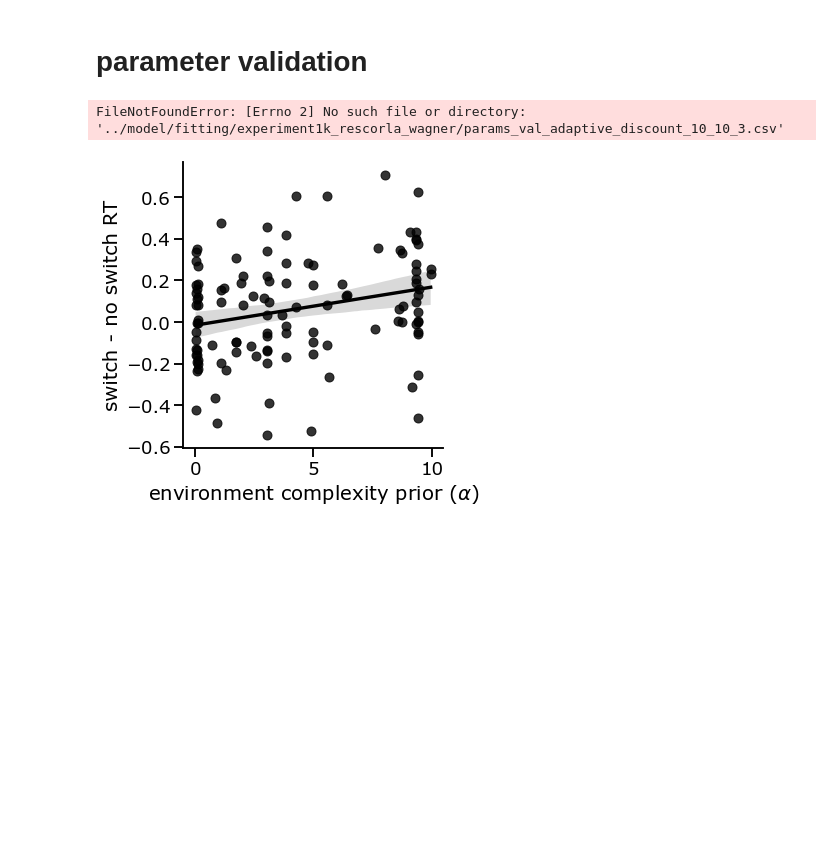
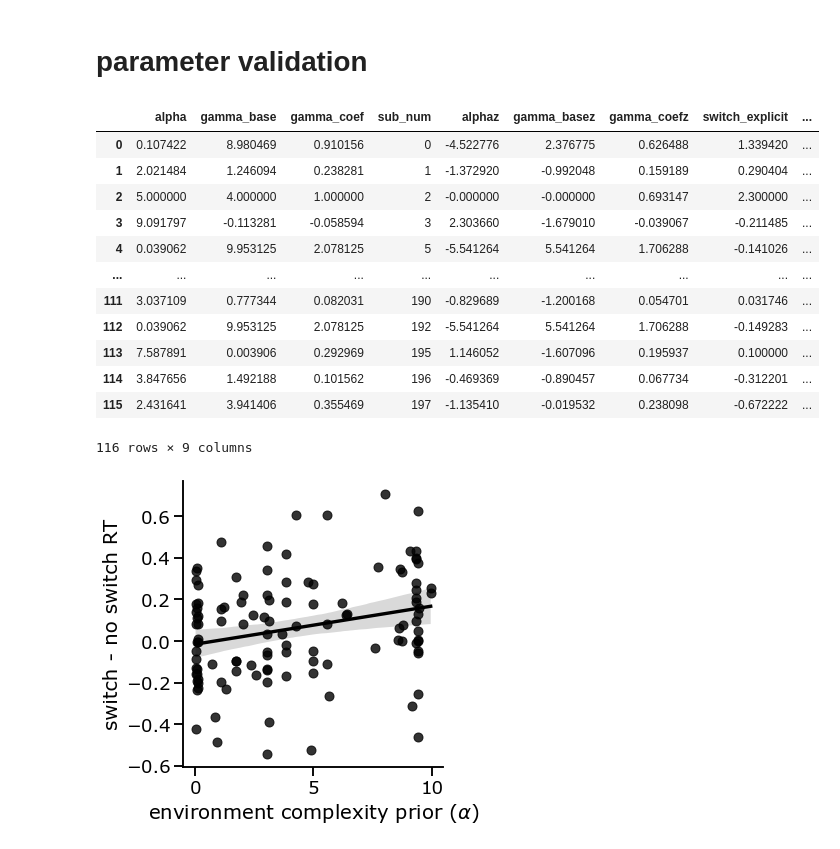
Before and after one commit to noraharhen/Harhen-Bornstein-2023-Overharvesting-as-Rational-Learning, a Jupyter notebook: experiment/data_analysis/analyze_data.ipynb, the cells around one changed output. Drawn from its saved outputs; the diff is of its cells as text; code cells hidden in the pictures; blank space fills up the shorter version.

```diff
--- a/experiment/data_analysis/analyze_data.ipynb
+++ b/experiment/data_analysis/analyze_data.ipynb
@@ -443,10 +433,10 @@ Ttest_relResult(statistic=2.645000360675243, pvalue=0.009311089367316103)
 # parameter validation
 # %%
 # Load fit parameters
-params = pd.read_csv("../model/fitting/params_val_adaptive_discount_10_10_3.csv")
-
+params = pd.read_csv("../../model/model_results/params_val_adaptive_discount_10_10_3.csv")
+params = params[~params['sub_num'].isin(subs_to_drop)]
 # join with choice & reaction time behavior
-params=params.join(avg_switch.set_index('sub_num'), on='sub_num').dropna()
+#params=params.join(avg_switch.set_index('sub_num'), on='sub_num').dropna()
 
 # transform to be normally distributed
 params['alphaz']=-np.log(-1 + (10/np.array(params['alpha'])))
@@ -459,8 +449,27 @@ no_switch=avg_explicit_switch.query("switch=='no_switch'").prt_rel_om.reset_inde
 switch=avg_explicit_switch.query("switch=='switch'").prt_rel_om.reset_index(drop=True)
 diff=switch-no_switch
 params['switch_explicit']= diff
+
+no_switch=avg_switch.query("switch=='no_switch'").zlog_rt.reset_index(drop=True)
+switch=avg_switch.query("switch=='switch'").zlog_rt.reset_index(drop=True)
+diff=switch-no_switch
+params['switch_implicit']= diff
-# %% [output]
-FileNotFoundError: [Errno 2] No such file or directory: '../model/fitting/experiment1k_rescorla_wagner/params_val_adaptive_discount_10_10_3.csv'
+# %%
+params
+# %% [output]
+|  | alpha | gamma_base | gamma_coef | sub_num | alphaz | gamma_basez | gamma_coefz | switch_explicit | ... |
+| 0 | 0.107422 | 8.980469 | 0.910156 | 0 | -4.522776 | 2.376775 | 0.626488 | 1.339420 | ... |
+| 1 | 2.021484 | 1.246094 | 0.238281 | 1 | -1.372920 | -0.992048 | 0.159189 | 0.290404 | ... |
+| 2 | 5.000000 | 4.000000 | 1.000000 | 2 | -0.000000 | -0.000000 | 0.693147 | 2.300000 | ... |
+| 3 | 9.091797 | -0.113281 | -0.058594 | 3 | 2.303660 | -1.679010 | -0.039067 | -0.211485 | ... |
+| 4 | 0.039062 | 9.953125 | 2.078125 | 5 | -5.541264 | 5.541264 | 1.706288 | -0.141026 | ... |
+| ... | ... | ... | ... | ... | ... | ... | ... | ... | ... |
+| 111 | 3.037109 | 0.777344 | 0.082031 | 190 | -0.829689 | -1.200168 | 0.054701 | 0.031746 | ... |
+| 112 | 0.039062 | 9.953125 | 2.078125 | 192 | -5.541264 | 5.541264 | 1.706288 | -0.149283 | ... |
+| 113 | 7.587891 | 0.003906 | 0.292969 | 195 | 1.146052 | -1.607096 | 0.195937 | 0.100000 | ... |
+| 114 | 3.847656 | 1.492188 | 0.101562 | 196 | -0.469369 | -0.890457 | 0.067734 | -0.312201 | ... |
+| 115 | 2.431641 | 3.941406 | 0.355469 | 197 | -1.135410 | -0.019532 | 0.238098 | -0.672222 | ... |
+116 rows × 9 columns
 # %%
 sns.set_context('talk',font_scale=1.1)
 
```
Also changed, not shown: parts of 12 cells of this notebook, 15 other files.
